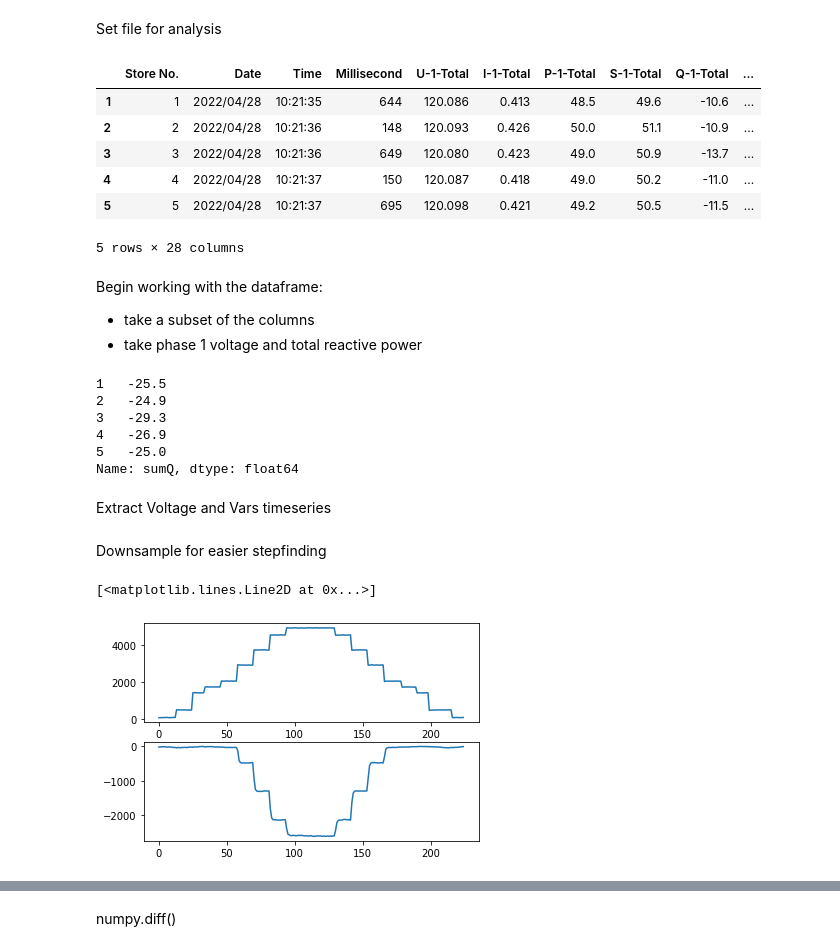
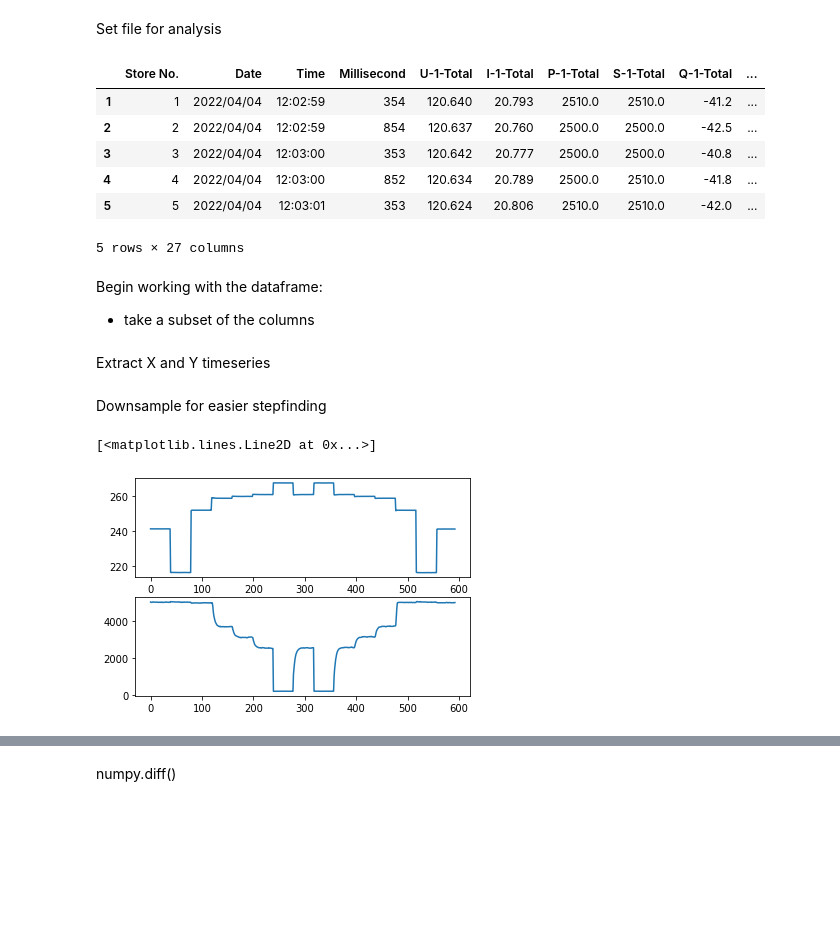
Before and after one commit to elco5/pandas, a Jupyter notebook: wt_viewer_volt_watt.ipynb, the cells around one changed output, grey strips where cells are left out. Drawn from its saved outputs; the diff is of its cells as text; code cells hidden in the pictures; blank space fills up the shorter version.

```diff
--- a/wt_viewer_volt_watt.ipynb
+++ b/wt_viewer_volt_watt.ipynb
@@ -17,53 +17,40 @@ vv_data_sample = "C:\\Users\\ecountrywood\\dev\\pandas\\data\\volt-var\\EUT_20_2
 watt_var_sample = "C:\\Users\\ecountrywood\\dev\\pandas\\data\\watt-var\\eut_100.csv"
 volt_watt_sample = "C:\\Users\\ecountrywood\\dev\\pandas\\data\\volt-watt\\VW_CH1_100_sample_fix.csv"
 
-df = Wt_Importer(watt_var_sample).df
+df = Wt_Importer(volt_watt_sample).df
 df.head()
 # %% [output]
 |  | Store No. | Date | Time | Millisecond | U-1-Total | I-1-Total | P-1-Total | S-1-Total | Q-1-Total | ... |
-| 1 | 1 | 2022/04/28 | 10:21:35 | 644 | 120.086 | 0.413 | 48.5 | 49.6 | -10.6 | ... |
-| 2 | 2 | 2022/04/28 | 10:21:36 | 148 | 120.093 | 0.426 | 50.0 | 51.1 | -10.9 | ... |
-| 3 | 3 | 2022/04/28 | 10:21:36 | 649 | 120.080 | 0.423 | 49.0 | 50.9 | -13.7 | ... |
-| 4 | 4 | 2022/04/28 | 10:21:37 | 150 | 120.087 | 0.418 | 49.0 | 50.2 | -11.0 | ... |
-| 5 | 5 | 2022/04/28 | 10:21:37 | 695 | 120.098 | 0.421 | 49.2 | 50.5 | -11.5 | ... |
+| 1 | 1 | 2022/04/04 | 12:02:59 | 354 | 120.640 | 20.793 | 2510.0 | 2510.0 | -41.2 | ... |
+| 2 | 2 | 2022/04/04 | 12:02:59 | 854 | 120.637 | 20.760 | 2500.0 | 2500.0 | -42.5 | ... |
+| 3 | 3 | 2022/04/04 | 12:03:00 | 353 | 120.642 | 20.777 | 2500.0 | 2500.0 | -40.8 | ... |
+| 4 | 4 | 2022/04/04 | 12:03:00 | 852 | 120.634 | 20.789 | 2500.0 | 2510.0 | -41.8 | ... |
+| 5 | 5 | 2022/04/04 | 12:03:01 | 353 | 120.624 | 20.806 | 2510.0 | 2510.0 | -42.0 | ... |
-5 rows × 28 columns
+5 rows × 27 columns
 # %% [markdown]
 Begin working with the dataframe:
 - take a subset of the columns
-- take phase 1 voltage and total reactive power
-# %%
-# df_cols_1_2 = df[['U-1-Total','Q-SigmaA-Total']]
-# df_VQ = df_cols_1_2.rename(columns= {"U-1-Total":"V1","Q-SigmaA-Total":"Q_total"})
-# df_VQ.head(3)
-df['sumP'] = df['P-1-Total'] + df['P-2-Total']
-df['sumQ'] = df['Q-1-Total'] + df['Q-2-Total']
-df['sumQ'].head()
-
-# print(df['Q-1-Total'].iloc[0])
-# %% [output]
-1   -25.5
-2   -24.9
-3   -29.3
-4   -26.9
-5   -25.0
-Name: sumQ, dtype: float64
+# %%
+
+df['sumV'] = df['U-1-Total'] + df['U-2-Total']
+df['sumP'] = df['P-1-Total'] + df['P-2-Total']
 # %% [markdown]
-Extract Voltage and Vars timeseries
+Extract X and Y timeseries
 # %%
-vs = df['sumP'].to_numpy(dtype=float, copy=True)   # Voltage Timeseries
-vq = df['sumQ'].to_numpy(dtype=float, copy=True)   # Var Timeseries
+vx = df['sumV'].to_numpy(dtype=float, copy=True)   # Voltage Timeseries
+vy = df['sumP'].to_numpy(dtype=float, copy=True)   # Var Timeseries
 # %% [markdown]
 Downsample for easier stepfinding
 # %%
-n = 10# take every 10th sample
-vs = vs[::n]
-vq = vq[::n]
+n = 1# take every 10th sample
+vx = vx[::n]
+vy = vy[::n]
 # %%
 
 # https://matplotlib.org/stable/api/_as_gen/matplotlib.pyplot.subplots.html#matplotlib.pyplot.subplots
 fig, (ax1, ax2) = plt.subplots(2, 1)
 ax1.figsize=(16,2); ax2.figsize=(16,2)
-ax1.plot(vs); ax2.plot(vq)
+ax1.plot(vx); ax2.plot(vy)
 # %% [output]
 [<matplotlib.lines.Line2D at 0x...>]
-[figure, old version]
+[figure, new version]
```
Also changed, not shown: parts of 9 cells of this notebook.
